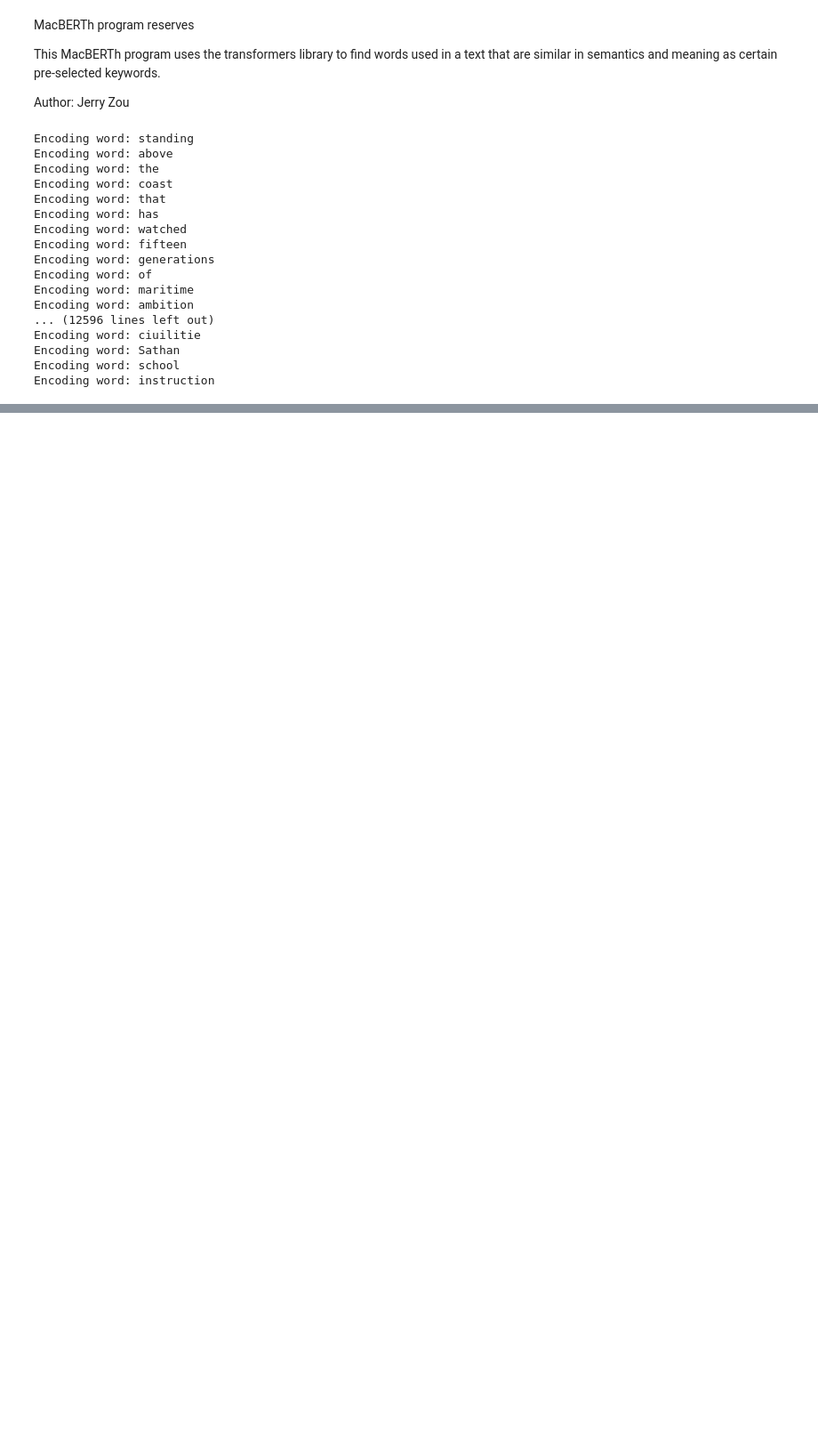
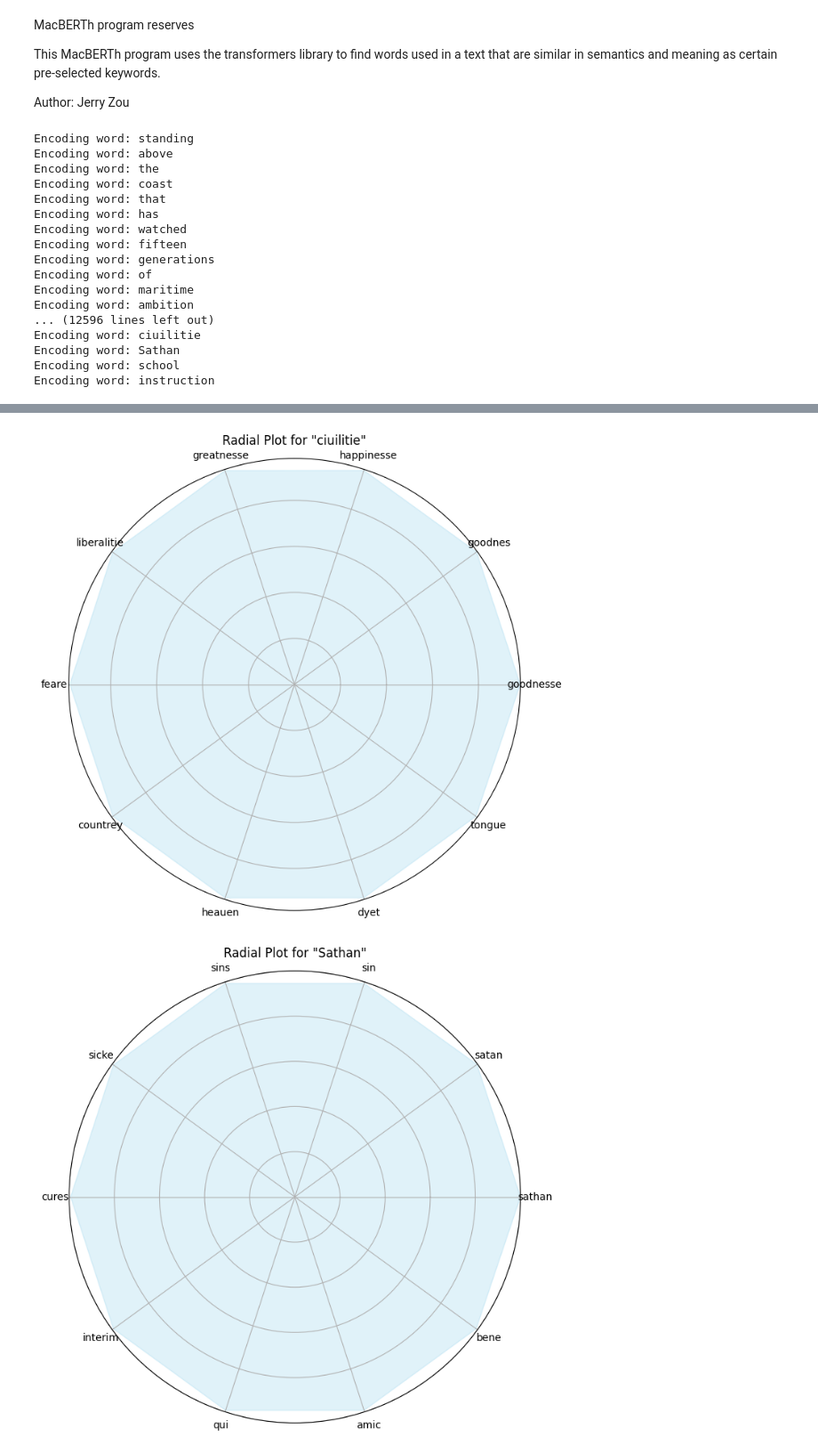
Before and after one commit to zzou21/ECBCData2024, a Jupyter notebook: WordSearch/EEBOWordSearch.ipynb, the cells around one changed output, grey strips where cells are left out. Shown at 89% size. Cells and saved outputs as stored; diff of their text form; code cells hidden in the pictures; blank space fills up the shorter version.

```diff
--- a/WordSearch/EEBOWordSearch.ipynb
+++ b/WordSearch/EEBOWordSearch.ipynb
@@ -108,0 +170,25 @@ Words similar to 'Sathan':
+# %%
+import matplotlib.pyplot as plt
+import numpy as np
+
+def plot_similar_words_radial(similar_words, top_n=10):
+    for keyword, similarities in similar_words.items():
+        words, scores = zip(*similarities[:top_n])
+
+        angles = np.linspace(0, 2 * np.pi, len(words), endpoint=False).tolist()
+        scores = list(scores) + [scores[0]]
+        angles += angles[:1]
+
+        fig, ax = plt.subplots(figsize=(8, 8), subplot_kw=dict(polar=True))
+        ax.fill(angles, scores, color='skyblue', alpha=0.25)
+        ax.set_yticklabels([])
+        ax.set_xticks(angles[:-1])
+        ax.set_xticklabels(words)
+        ax.set_title(f'Radial Plot for "{keyword}"')
+        plt.show()
+
+# Plot radial plots for the top 10 similar words for each keyword
+plot_similar_words_radial(similar_words, top_n=10)
+# %% [output]
+[figure, added]
+[figure, added]
```
Also changed, not shown: parts of 10 cells of this notebook, 7 other files.
